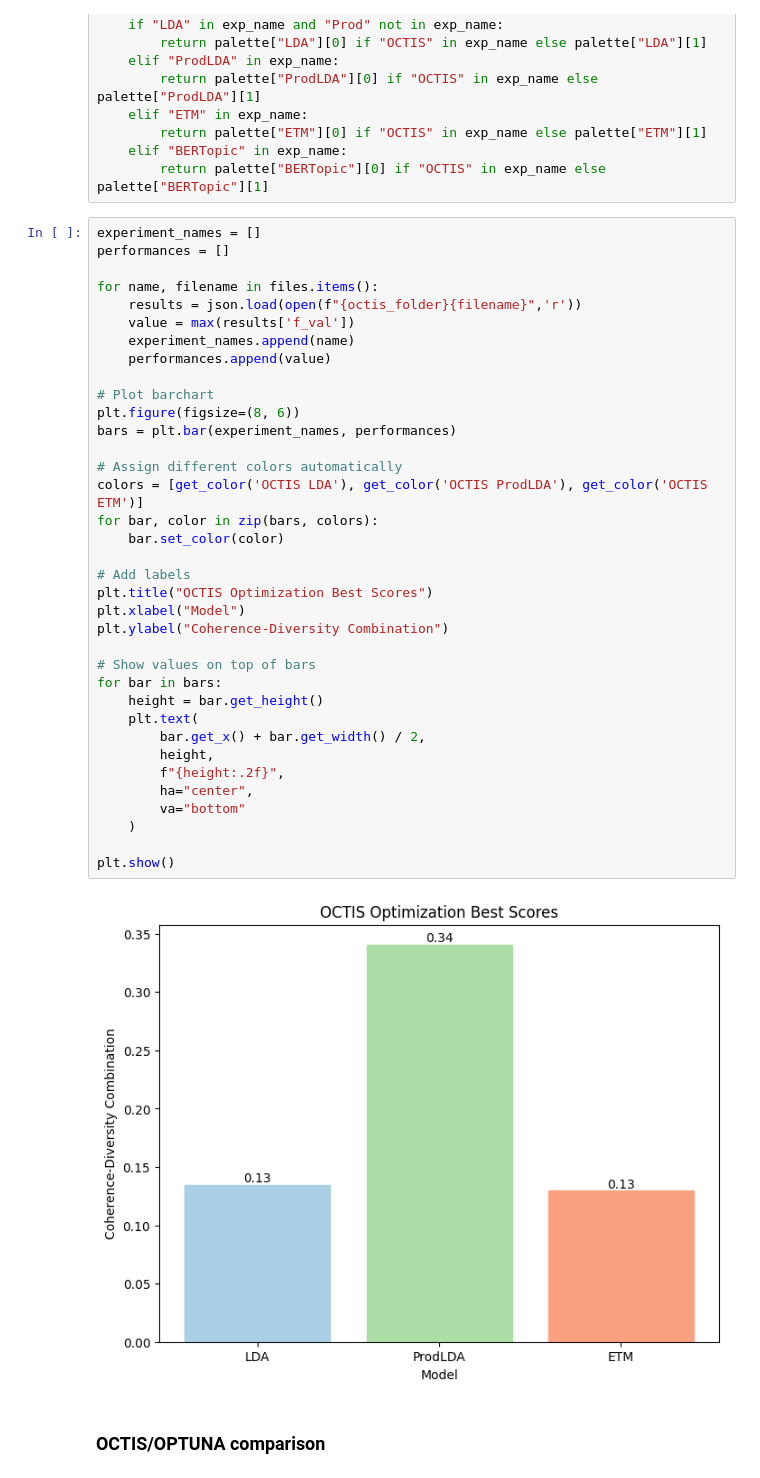
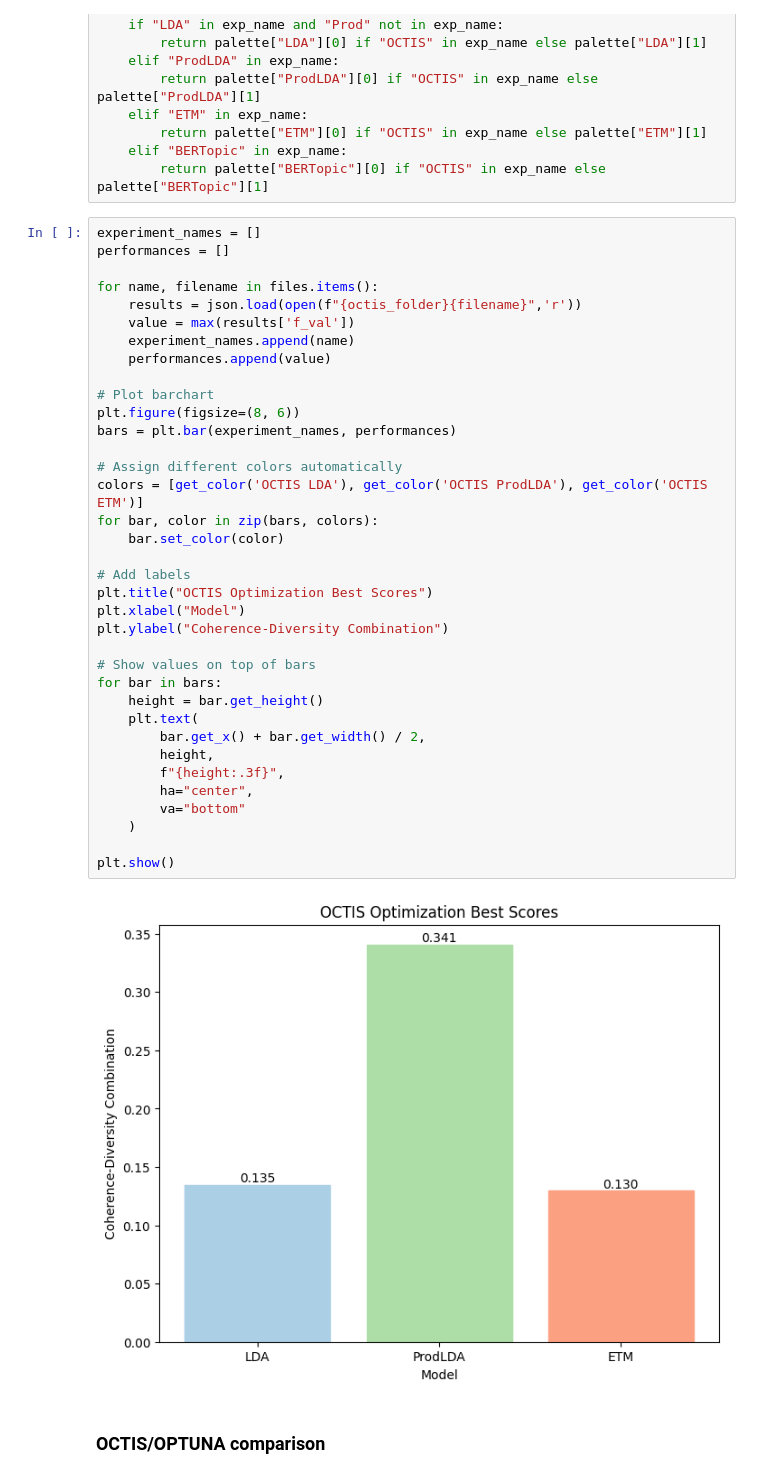
Before and after one commit to tonazzog/ChiLit_Topic_Modeling, a Jupyter notebook: 08 - Evaluation.ipynb, the cells around one changed output. Drawn from its saved outputs; the diff is of its cells as text.

```diff
--- a/08 - Evaluation.ipynb
+++ b/08 - Evaluation.ipynb
@@ -98,35 +99,35 @@ for name, filename in files.items():
     value = max(results['f_val'])
     experiment_names.append(name)
     performances.append(value)
 
 # Plot barchart
 plt.figure(figsize=(8, 6))
 bars = plt.bar(experiment_names, performances)
 
 # Assign different colors automatically
 colors = [get_color('OCTIS LDA'), get_color('OCTIS ProdLDA'), get_color('OCTIS ETM')]
 for bar, color in zip(bars, colors):
     bar.set_color(color)
 
 # Add labels
 plt.title("OCTIS Optimization Best Scores")
 plt.xlabel("Model")
 plt.ylabel("Coherence-Diversity Combination")
 
 # Show values on top of bars
 for bar in bars:
     height = bar.get_height()
     plt.text(
         bar.get_x() + bar.get_width() / 2,
         height,
-        f"{height:.2f}",
+        f"{height:.3f}",
         ha="center",
         va="bottom"
     )
 
 plt.show()
 # %% [output]
-[figure, old version]
+[figure, new version]
 # %% [markdown]
 ### OCTIS/OPTUNA comparison
 # %%
```
Also changed, not shown: parts of 20 cells of this notebook, 13 other files.
